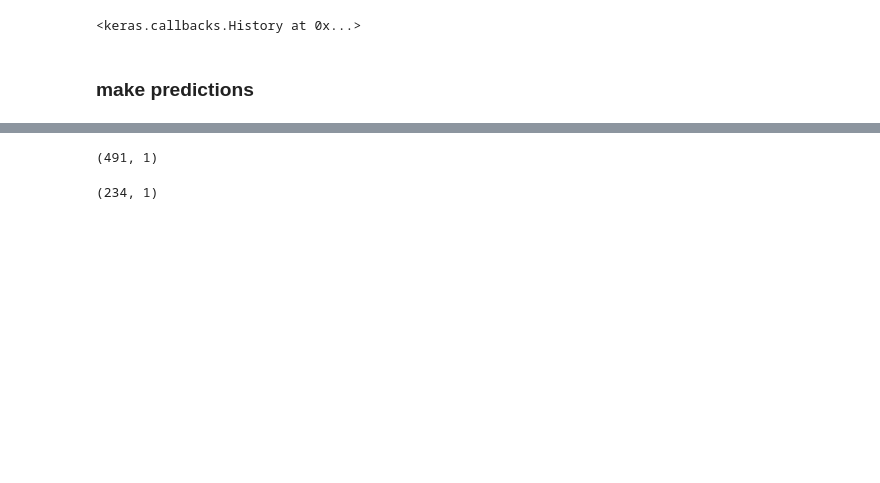
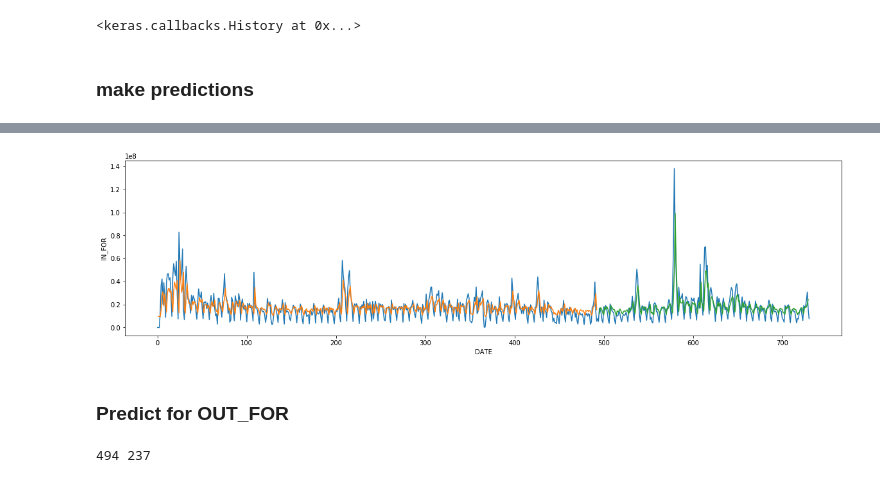
Before and after one commit to EldanGS/Data_Science, a Jupyter notebook: Yessenov Data Lab/Week 7/Project/NN models/Laboratory work, time series regression RNN for Kaspi.ipynb, the cells around one changed output, grey strips where cells are left out. Saved outputs shown, nothing was run; the diff lists cells and outputs as text; code cells hidden in the pictures; blank space fills up the shorter version.

```diff
--- a/Yessenov Data Lab/Week 7/Project/NN models/Laboratory work, time series regression RNN for Kaspi.ipynb
+++ b/Yessenov Data Lab/Week 7/Project/NN models/Laboratory work, time series regression RNN for Kaspi.ipynb
@@ -147,9 +166,10 @@ convert an array of values into a dataset matrix
 # %%
+# convert an array of values into a dataset matrix
 def create_dataset(dataset, look_back = 1):
     dataX, dataY = [], []
     for i in range(len(dataset) - look_back - 1):
         a = dataset[i : (i + look_back), 0]
         dataX.append(a)
         dataY.append(dataset[i + look_back, 0])
-    return numpy.array(dataX), numpy.array(dataY)
+    return np.array(dataX), np.array(dataY)
 # %%
@@ -175,20 +195,21 @@ print(create_dataset(dataset))
 # %% [markdown]
 reshape into X=t and Y=t+1
 # %%
-look_back = 2
+# reshape into X=t and Y=t+1
+look_back = 1
 trainX, trainY = create_dataset(train, look_back)
 testX, testY = create_dataset(test, look_back)
 # %%
 # reshape input to be [samples, time steps, features]
-trainX = numpy.reshape(trainX, (trainX.shape[0], 1, trainX.shape[1]))
-testX = numpy.reshape(testX, (testX.shape[0], 1, testX.shape[1]))
+trainX = np.reshape(trainX, (trainX.shape[0], 1, trainX.shape[1]))
+testX = np.reshape(testX, (testX.shape[0], 1, testX.shape[1]))
 # %% [markdown]
 ### create and fit the LSTM network
 # %%
 model = Sequential()
 model.add(LSTM(4, input_shape=(1, look_back)))
 model.add(Dense(1))
-model.compile(loss='mse', optimizer='adam')
+model.compile(loss='mean_squared_error', optimizer='adam')
 model.fit(trainX, trainY, epochs=55, batch_size=1, verbose=2)
 # %% [output]
 Epoch 1/55
@@ -229,8 +251,21 @@ ValueError: Found array with dim 3. Estimator expected <= 2.
-# %%
-print(trainPredict.shape)
-# %% [output]
-(491, 1)
-# %%
-print(testPredict.shape)
-# %% [output]
-(234, 1)
+# %%
+# shift train predictions for plotting
+trainPredictPlot = np.empty_like(dataset_in_for)
+trainPredictPlot[:, :] = np.nan
+trainPredictPlot[look_back:len(trainPredict)+look_back, :] = trainPredict
+# shift test predictions for plotting
+testPredictPlot = np.empty_like(dataset_in_for)
+testPredictPlot[:, :] = np.nan
+testPredictPlot[len(trainPredict)+(look_back*2)+1:len(dataset_in_for)-1, :] = testPredict
+# plot baseline and predictions
+plt.figure(figsize=(20, 5))
+plt.plot(scaler.inverse_transform(dataset_in_for))
+plt.plot(trainPredictPlot)
+plt.plot(testPredictPlot)
+plt.xlabel('DATE')
+plt.ylabel('IN_FOR')
+plt.show()
+# %% [output]
+[figure, added]
+# %% [markdown]
+### Predict for OUT_FOR
@@ -236,0 +281,8 @@ print(testPredict.shape)
+# %%
+# split into train and test sets
+train_size = int(len(dataset_out_for) * 0.6768)
+test_size = len(dataset_out_for) - train_size
+train, test = dataset_out_for[0:train_size,:], dataset_out_for[train_size:len(dataset_out_for),:]
+print(len(train), len(test))a
+# %% [output]
+494 237
```
Also changed, not shown: parts of 44 cells of this notebook, 3 other files.
